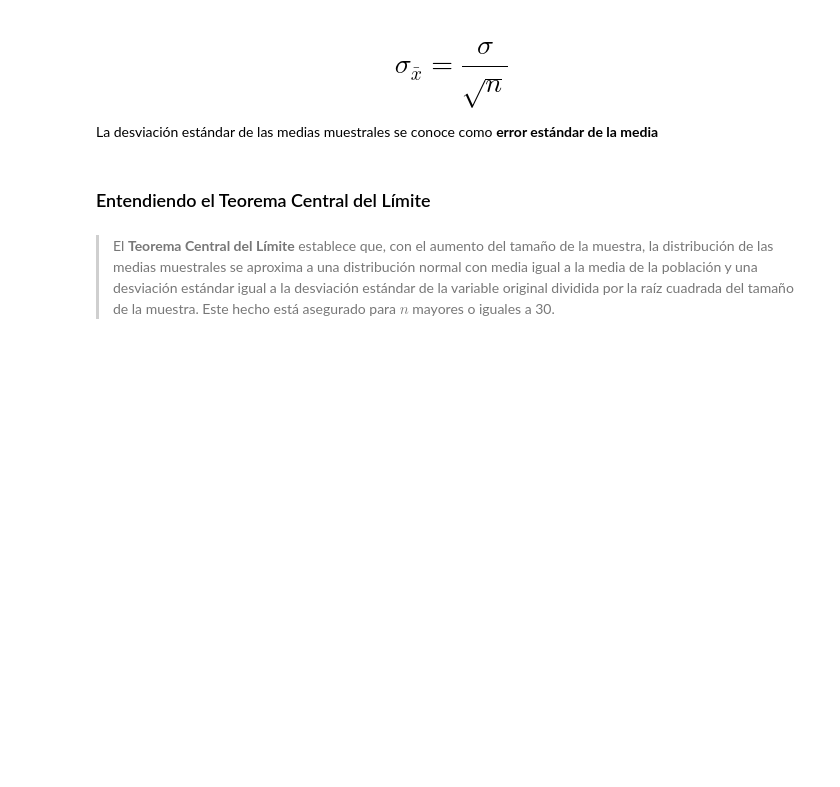
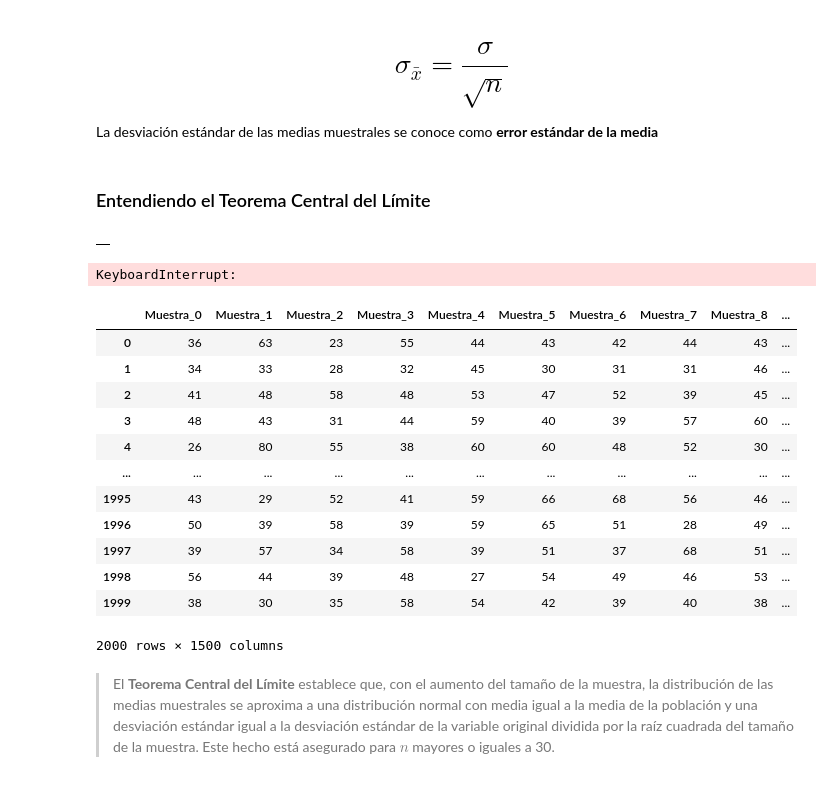
Before and after one commit to dpenamoya-ops/Python-Probabilidad-y-muestreo, a Jupyter notebook: Inicial.ipynb, the cells around one changed output. Cells and saved outputs as stored; diff of their text form; code cells hidden in the pictures; blank space fills up the shorter version.

```diff
--- a/Inicial.ipynb
+++ b/Inicial.ipynb
@@ -837,0 +869,14 @@ La desviación estándar de las medias muestrales se conoce como **error estánd
+# %%
+muestras = pd.DataFrame()
+# %% [output]
+|  |
+# %%
+#mas lento
+for i in range (total_muestras):
+    _ = datos.Edad.sample(n)
+    _.index = range(0, len(_))
+    muestras['Muestra_' + str(i)] = _
+
+muestras
+# %% [output]
+KeyboardInterrupt:
@@ -838,2 +894,18 @@ La desviación estándar de las medias muestrales se conoce como **error estánd
+# %%
+muestras
+# %% [output]
+|  | Muestra_0 | Muestra_1 | Muestra_2 | Muestra_3 | Muestra_4 | Muestra_5 | Muestra_6 | Muestra_7 | Muestra_8 | ... |
+| 0 | 36 | 63 | 23 | 55 | 44 | 43 | 42 | 44 | 43 | ... |
+| 1 | 34 | 33 | 28 | 32 | 45 | 30 | 31 | 31 | 46 | ... |
+| 2 | 41 | 48 | 58 | 48 | 53 | 47 | 52 | 39 | 45 | ... |
+| 3 | 48 | 43 | 31 | 44 | 59 | 40 | 39 | 57 | 60 | ... |
+| 4 | 26 | 80 | 55 | 38 | 60 | 60 | 48 | 52 | 30 | ... |
+| ... | ... | ... | ... | ... | ... | ... | ... | ... | ... | ... |
+| 1995 | 43 | 29 | 52 | 41 | 59 | 66 | 68 | 56 | 46 | ... |
+| 1996 | 50 | 39 | 58 | 39 | 59 | 65 | 51 | 28 | 49 | ... |
+| 1997 | 39 | 57 | 34 | 58 | 39 | 51 | 37 | 68 | 51 | ... |
+| 1998 | 56 | 44 | 39 | 48 | 27 | 54 | 49 | 46 | 53 | ... |
+| 1999 | 38 | 30 | 35 | 58 | 54 | 42 | 39 | 40 | 38 | ... |
+2000 rows × 1500 columns
 # %% [markdown]
 > El **Teorema Central del Límite** establece que, con el aumento del tamaño de la muestra, la distribución de las medias muestrales se aproxima a una distribución normal con media igual a la media de la población y una desviación estándar igual a la desviación estándar de la variable original dividida por la raíz cuadrada del tamaño de la muestra. Este hecho está asegurado para $n$ mayores o iguales a 30.
```
Also changed, not shown: parts of 43 cells of this notebook.
